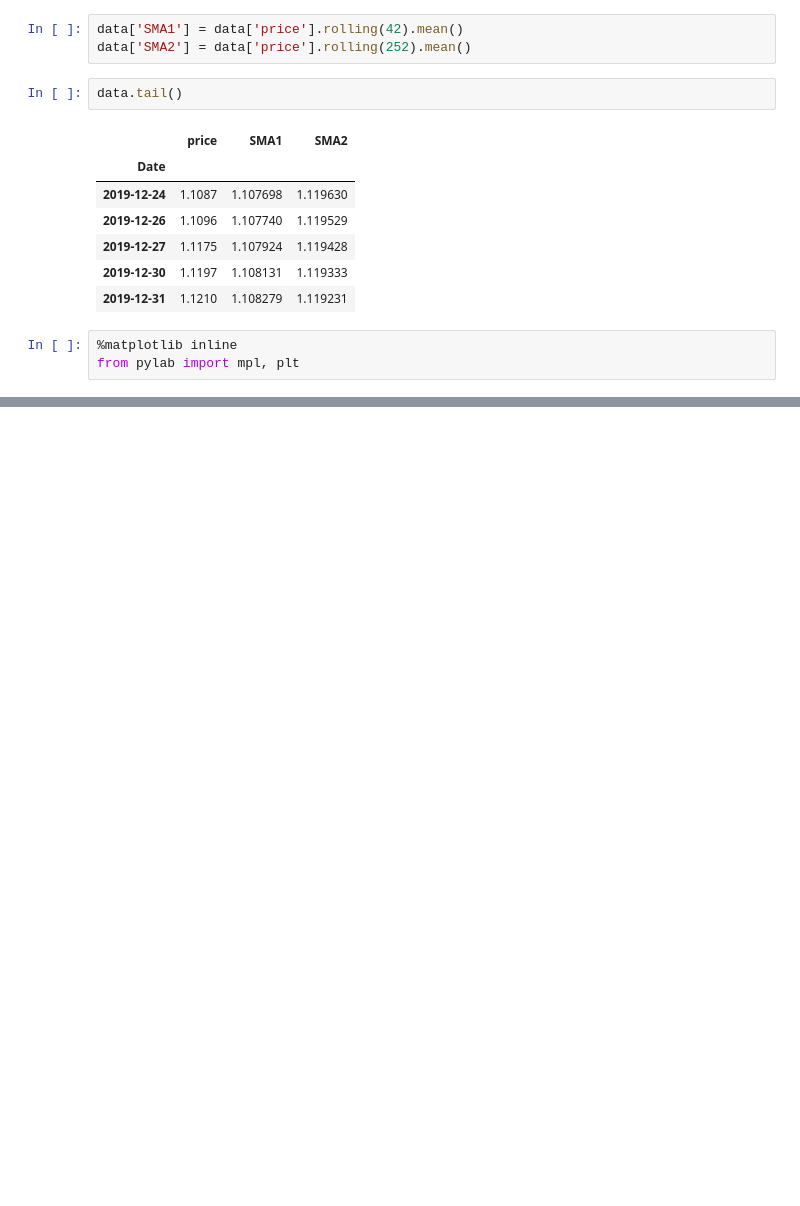
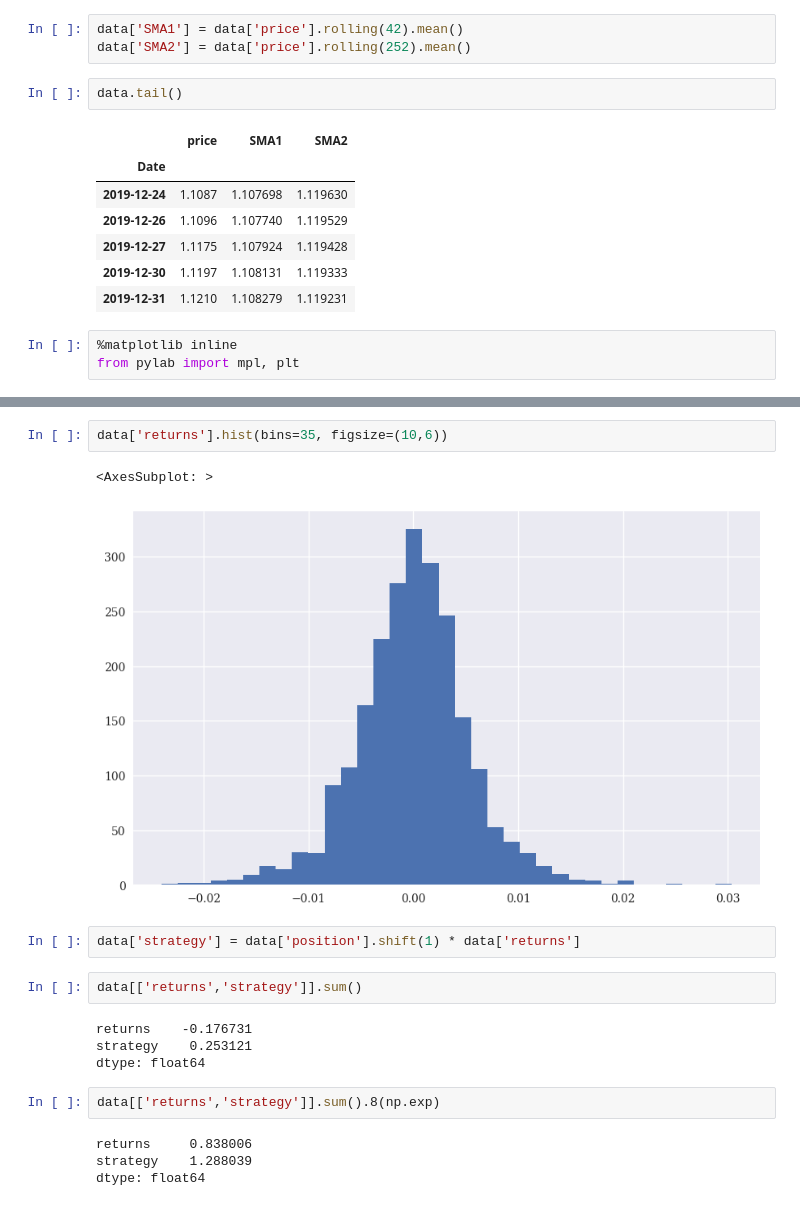
Before and after one commit to 892nske/py_algo, a Jupyter notebook: ch4.ipynb, the cells around one changed output, grey strips where cells are left out. Saved outputs shown, nothing was run; the diff lists cells and outputs as text; blank space fills up the shorter version.

```diff
--- a/ch4.ipynb
+++ b/ch4.ipynb
@@ -46,0 +69,19 @@ from pylab import mpl, plt
+# %%
+data['returns'].hist(bins=35, figsize=(10,6))
+# %% [output]
+<AxesSubplot: >
+[figure, added]
+# %%
+data['strategy'] = data['position'].shift(1) * data['returns']
+# %%
+data[['returns','strategy']].sum()
+# %% [output]
+returns    -0.176731
+strategy    0.253121
+dtype: float64
+# %%
+data[['returns','strategy']].sum().8(np.exp)
+# %% [output]
+returns     0.838006
+strategy    1.288039
+dtype: float64
```
Also changed, not shown: parts of 8 cells of this notebook, 2 other files.
